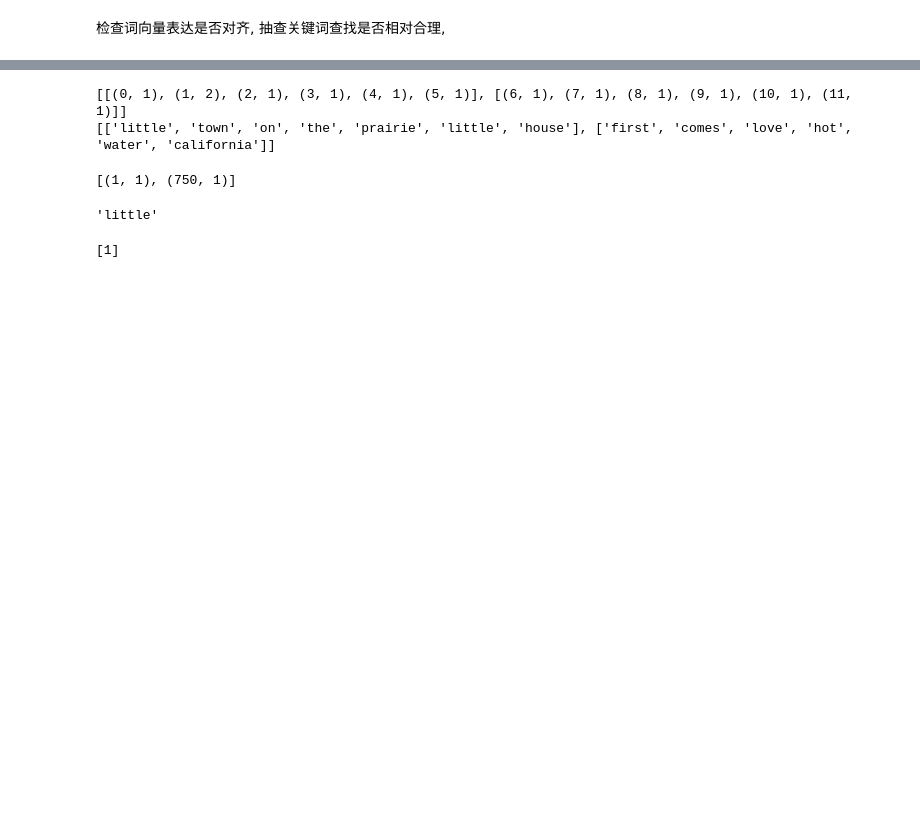
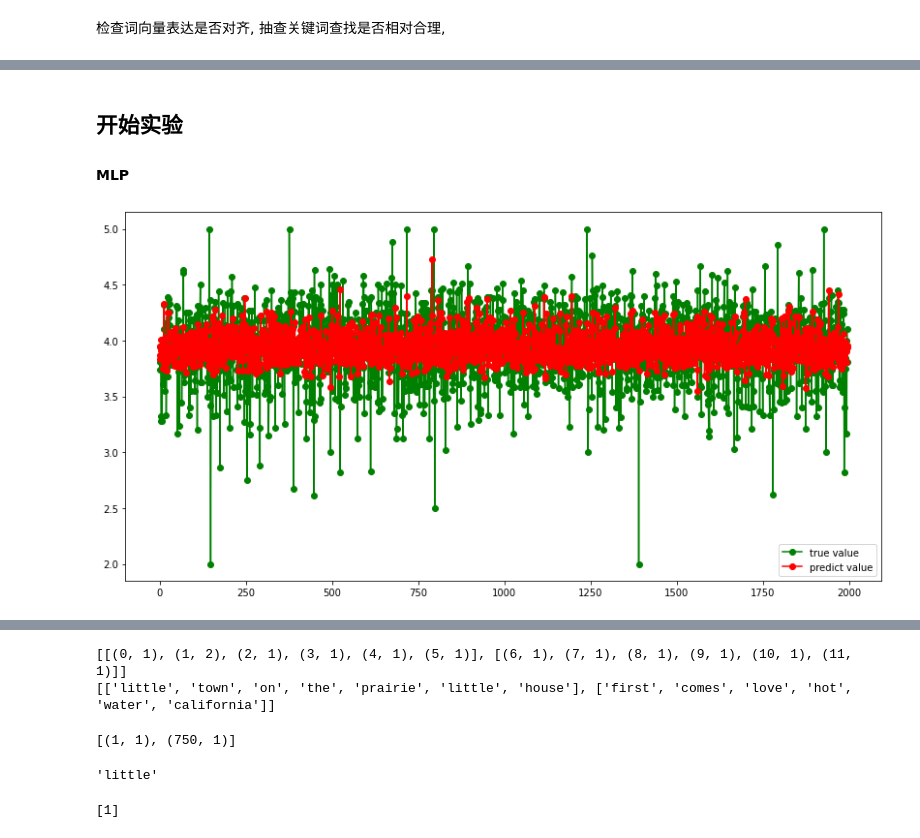
Before and after one commit to loganjingdi/polyu_bigdata_2020, a Jupyter notebook: exploration.ipynb, the cells around one changed output, grey strips where cells are left out. Saved outputs shown, nothing was run; the diff lists cells and outputs as text; code cells hidden in the pictures; blank space fills up the shorter version.

```diff
--- a/exploration.ipynb
+++ b/exploration.ipynb
@@ -312,0 +493,33 @@ MLPRegression(a, b, c)
+# %%
+model = MLPRegressor(hidden_layer_sizes=(100,), activation='logistic', learning_rate_init=0.001, max_iter=200)
+# hidden_layer_sizes : 输入隐藏层单元tuple,第i个元素代表第i个隐藏层的单元个数,有多少个隐藏层就有多少个元素
+# activation : 激活函数,一般为logistic、tanh、rule、identity（no activation 用于线性分类或回归）
+# solver : 选择BP方式,可选lbfgs拟牛顿法、sgd梯度下降、adam随机梯度下降,梯度类型算法需要和batch_size使用,表示最初下降点;默认使用随机梯度下降,对大数据集很有效w+
+# alpha : l2正则项,用于惩罚过拟合
+# learning_rate_init : 最优化问题中的步长
+# max_iter : 最大迭代次数
+#
+# %%
+# based on MLP-Regression
+#
+def model_fit_predict(model, x_train, y_train, x_test, y_test, params=None):
+    results = {}
+
+    start = time()
+    model = model.fit(x_train, y_train)
+    end = time()
+    results['train_time'] = end - start
+
+    start = time() # Get start time
+    y_pred = model.predict(x_test)
+    end = time() # Get end time
+    results['pred_time'] = end - start
+
+    results['evaluation'] = model_evaluation(y_test, y_pred)
+
+    fig, ax = plt.subplots(figsize=(14, 7))
+    plt.plot(np.arange(len(y_test)), y_test,'go-',label='true value')
+    plt.plot(np.arange(len(y_test)), y_pred,'ro-',label='predict value')
+    plt.legend()
+
+    return results, model
@@ -313,2 +560,18 @@ MLPRegression(a, b, c)
+# %% [markdown]
+## 开始实验
+#### MLP
+# %%
+# 划分训练和测试集
+# 指定特征测试
+#features_selection = ['num_pages', 'ratings_count', 'text_reviews_count', 'publication_date']# : 还好不是因为加入词向量而没那么准确了
+# 18:53 data_final.iloc[:, 1:-8] 直接不要语言字段,score这个指标又好了一些
+x_train, x_test, y_train, y_test = train_test_split(data_final.iloc[:, 1:-8],#.iloc[:, 1:],
+                                                    data_final['average_rating'],
+                                                    test_size = 0.2,
+                                                    random_state = 1)
+model = MLPRegressor(hidden_layer_sizes=(300, ), solver='adam', alpha=0.0001, activation='relu', learning_rate_init=0.001, max_iter=1000)
+evaluation, model = model_fit_predict(model, x_train, y_train, x_test, y_test)
+# %% [output]
+[figure, added]
 # %%
 # %% [output]
```
Also changed, not shown: parts of 100 cells of this notebook, 4 other files.
